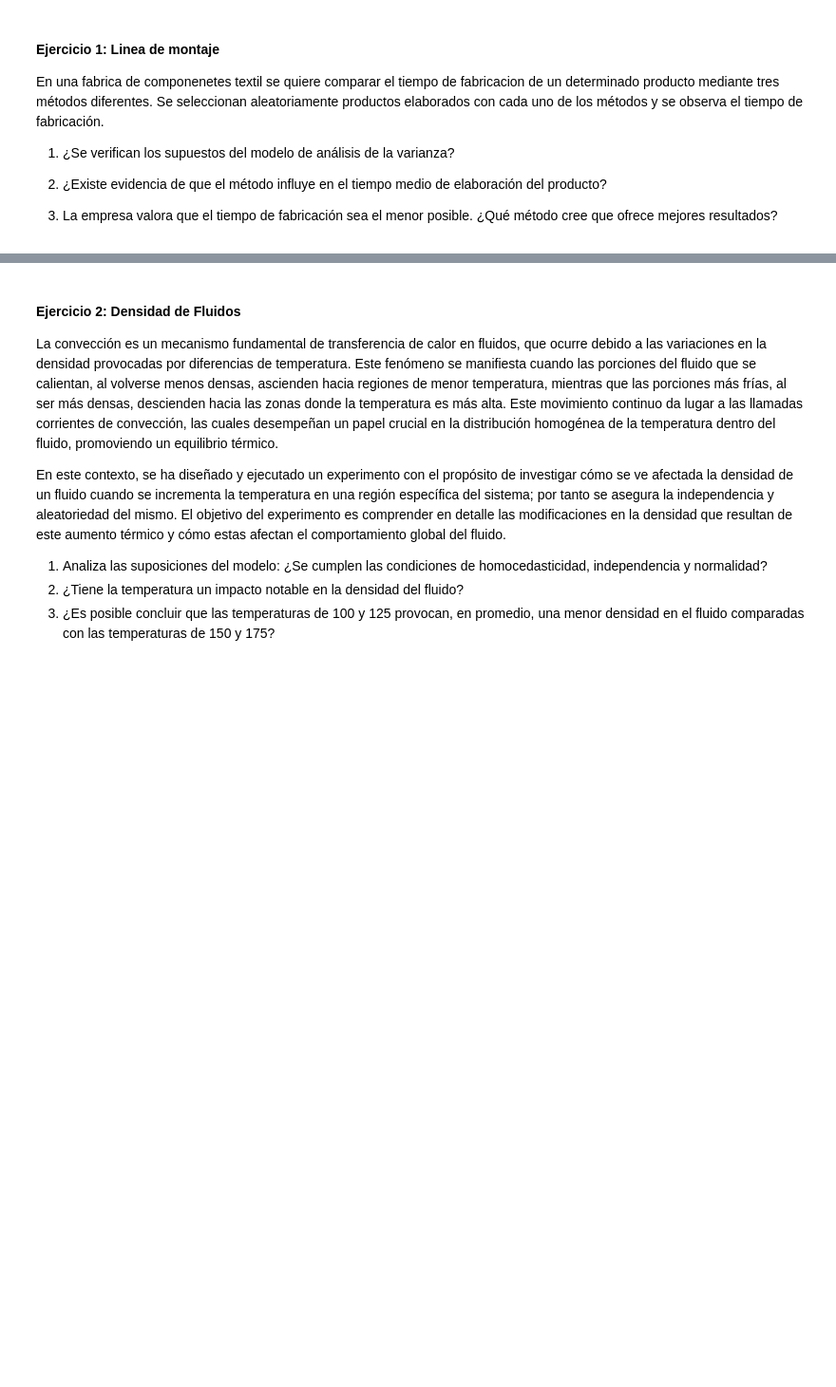
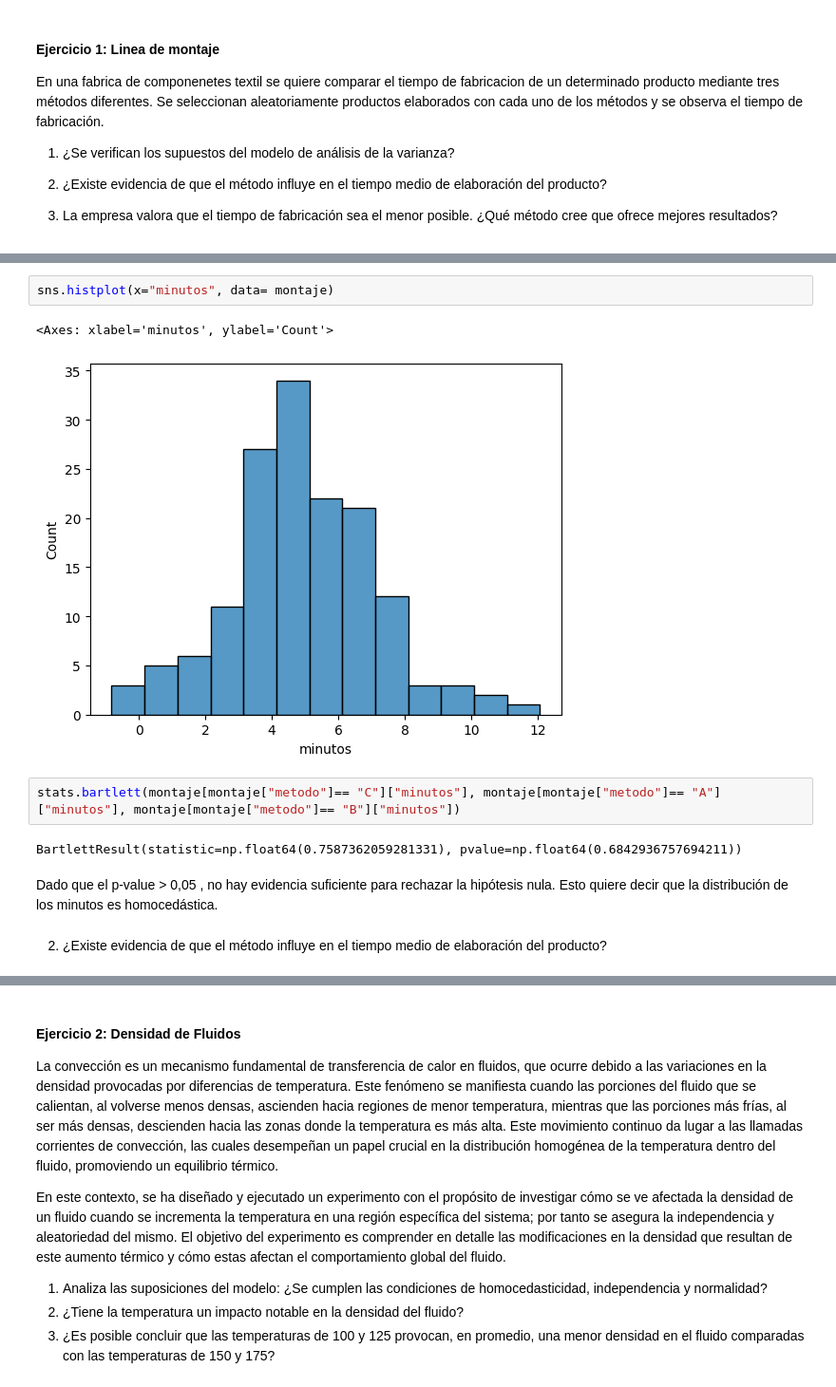
Before and after one commit to jgilsu11/laboratorio-modulo6-leccion03-1-ab-testing-parametrico, a Jupyter notebook: laboratorio-modulo6-leccion03-1-ab-testing-parametrico.ipynb, the cells around one changed output, grey strips where cells are left out. Shown: that part at 95% size. Saved outputs shown, nothing was run; the diff lists cells and outputs as text; blank space fills up the shorter version.

```diff
--- a/laboratorio-modulo6-leccion03-1-ab-testing-parametrico.ipynb
+++ b/laboratorio-modulo6-leccion03-1-ab-testing-parametrico.ipynb
@@ -21,0 +240,14 @@ En una fabrica de componenetes textil se quiere comparar el tiempo de fabricacio
+# %%
+sns.histplot(x="minutos", data= montaje)
+# %% [output]
+<Axes: xlabel='minutos', ylabel='Count'>
+[figure, added]
+# %%
+stats.bartlett(montaje[montaje["metodo"]== "C"]["minutos"], montaje[montaje["metodo"]== "A"]["minutos"], montaje[montaje["metodo"]== "B"]["minutos"])
+# %% [output]
+BartlettResult(statistic=np.float64(0.7587362059281331), pvalue=np.float64(0.6842936757694211))
+# %% [markdown]
+Dado que el p-value > 0,05 , no hay evidencia suficiente para rechazar la hipótesis nula. Esto quiere decir que la distribución de los minutos es homocedástica.
+# %% [markdown]
+
+2. ¿Existe evidencia de que el método influye en el tiempo medio de elaboración del producto?
```
Also changed, not shown: parts of 26 cells of this notebook, 1 other file.
